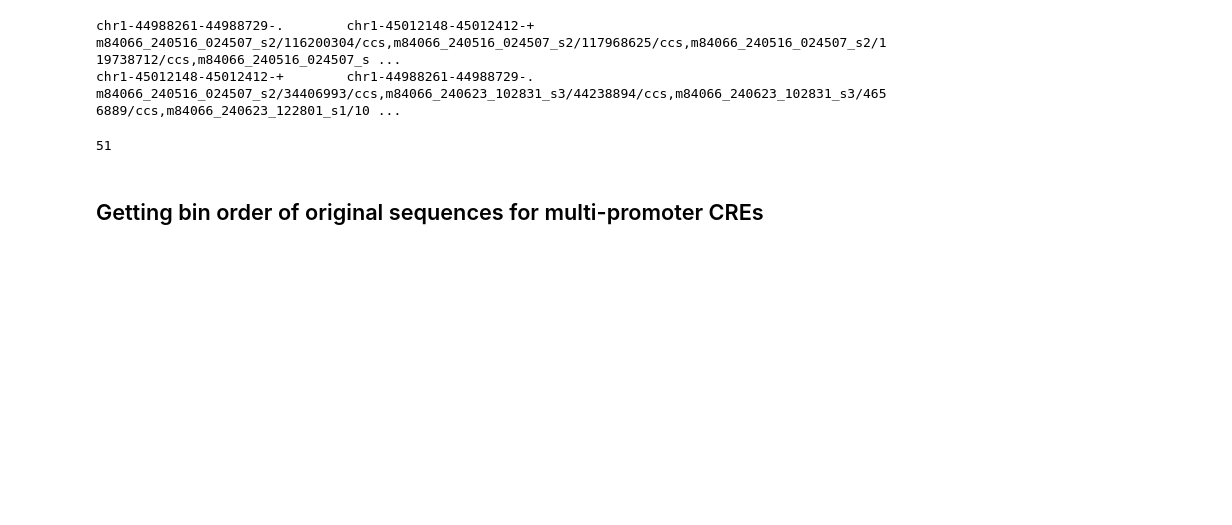
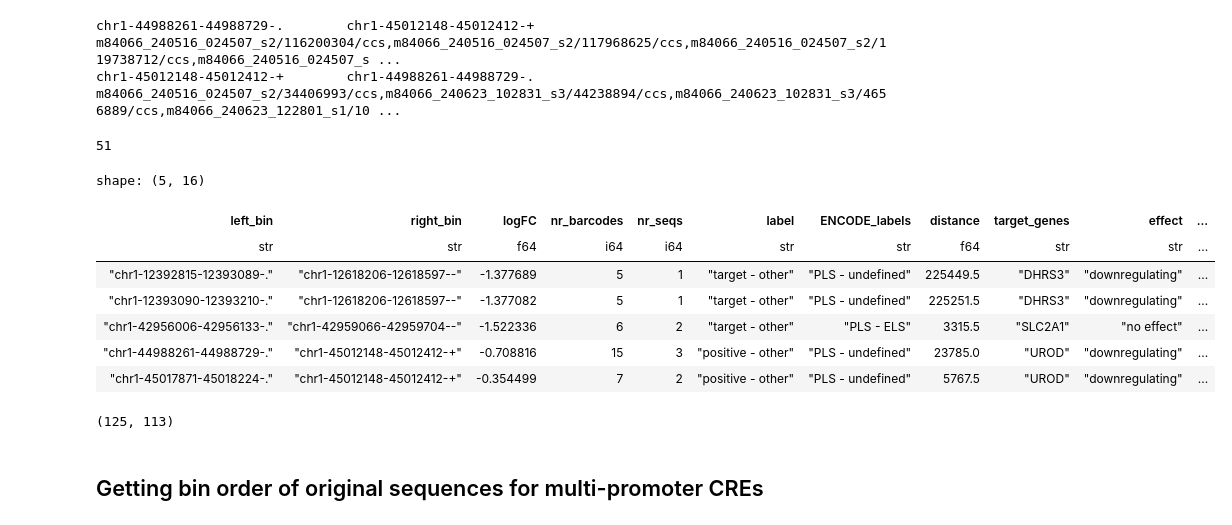
Before and after one commit to kircherlab/CMPRA_figures, a Jupyter notebook: luciferase_design.ipynb, the cells around one changed output. Drawn from its saved outputs; the diff is of its cells as text; code cells hidden in the pictures; blank space fills up the shorter version.

```diff
--- a/luciferase_design.ipynb
+++ b/luciferase_design.ipynb
@@ -108,3 +127,24 @@ enhancers_with_bin_order = pl.concat([enhancers_with_bin_order,
 enhancers_with_bin_order.height
 # %% [output]
 51
+# %%
+# --------- Code if we want to test CRE - promoter order only -----------
+
+silencers_with_bin_order = actual_bins.select(pl.exclude("column_3")).join(silencers, left_on=["left_bin", "right_bin"], right_on=["CRE", "promoter"], coalesce = False)
+
+enhancers_with_bin_order = actual_bins.select(pl.exclude("column_3")).join(enhancers, left_on=["left_bin", "right_bin"], right_on=["CRE", "promoter"], coalesce = False)
+silencers_with_bin_order.head()
+# %% [output]
+shape: (5, 16)
+| left_bin | right_bin | logFC | nr_barcodes | nr_seqs | label | ENCODE_labels | distance | target_genes | effect | ... |
+| str | str | f64 | i64 | i64 | str | str | f64 | str | str | ... |
+| "chr1-12392815-12393089-." | "chr1-12618206-12618597--" | -1.377689 | 5 | 1 | "target - other" | "PLS - undefined" | 225449.5 | "DHRS3" | "downregulating" | ... |
+| "chr1-12393090-12393210-." | "chr1-12618206-12618597--" | -1.377082 | 5 | 1 | "target - other" | "PLS - undefined" | 225251.5 | "DHRS3" | "downregulating" | ... |
+| "chr1-42956006-42956133-." | "chr1-42959066-42959704--" | -1.522336 | 6 | 2 | "target - other" | "PLS - ELS" | 3315.5 | "SLC2A1" | "no effect" | ... |
+| "chr1-44988261-44988729-." | "chr1-45012148-45012412-+" | -0.708816 | 15 | 3 | "positive - other" | "PLS - undefined" | 23785.0 | "UROD" | "downregulating" | ... |
+| "chr1-45017871-45018224-." | "chr1-45012148-45012412-+" | -0.354499 | 7 | 2 | "positive - other" | "PLS - undefined" | 5767.5 | "UROD" | "downregulating" | ... |
+# %%
+silencers_with_bin_order.filter(pl.col("ENCODE_labels") == "PLS - undefined").height, enhancers_with_bin_order.filter(pl.col("ENCODE_labels") == "PLS - undefined").height
+#silencers_with_bin_order.filter(pl.col("ENCODE_labels") == "PLS - ELS").height, enhancers_with_bin_order.filter(pl.col("ENCODE_labels") == "PLS - ELS").height
+# %% [output]
+(125, 113)
```
Also changed, not shown: parts of 33 cells of this notebook.
